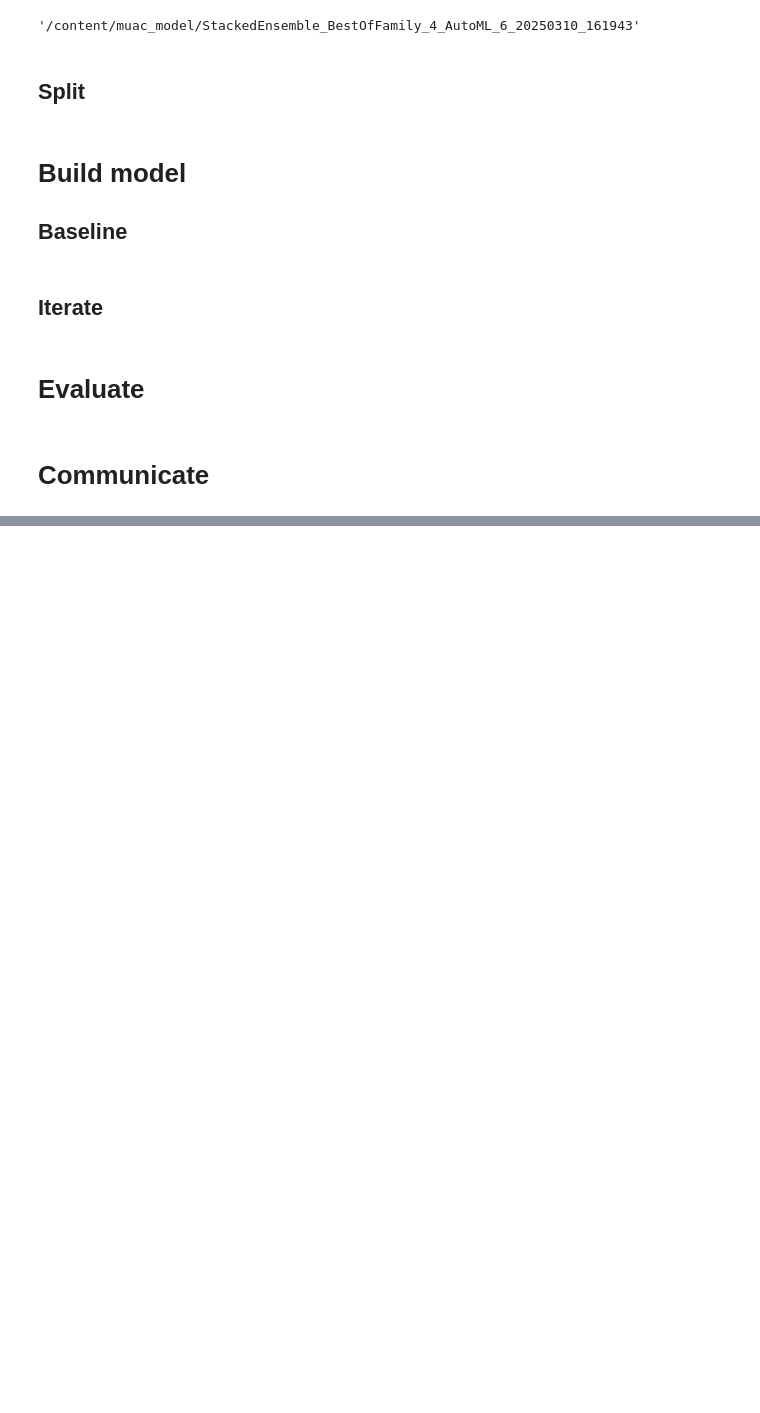
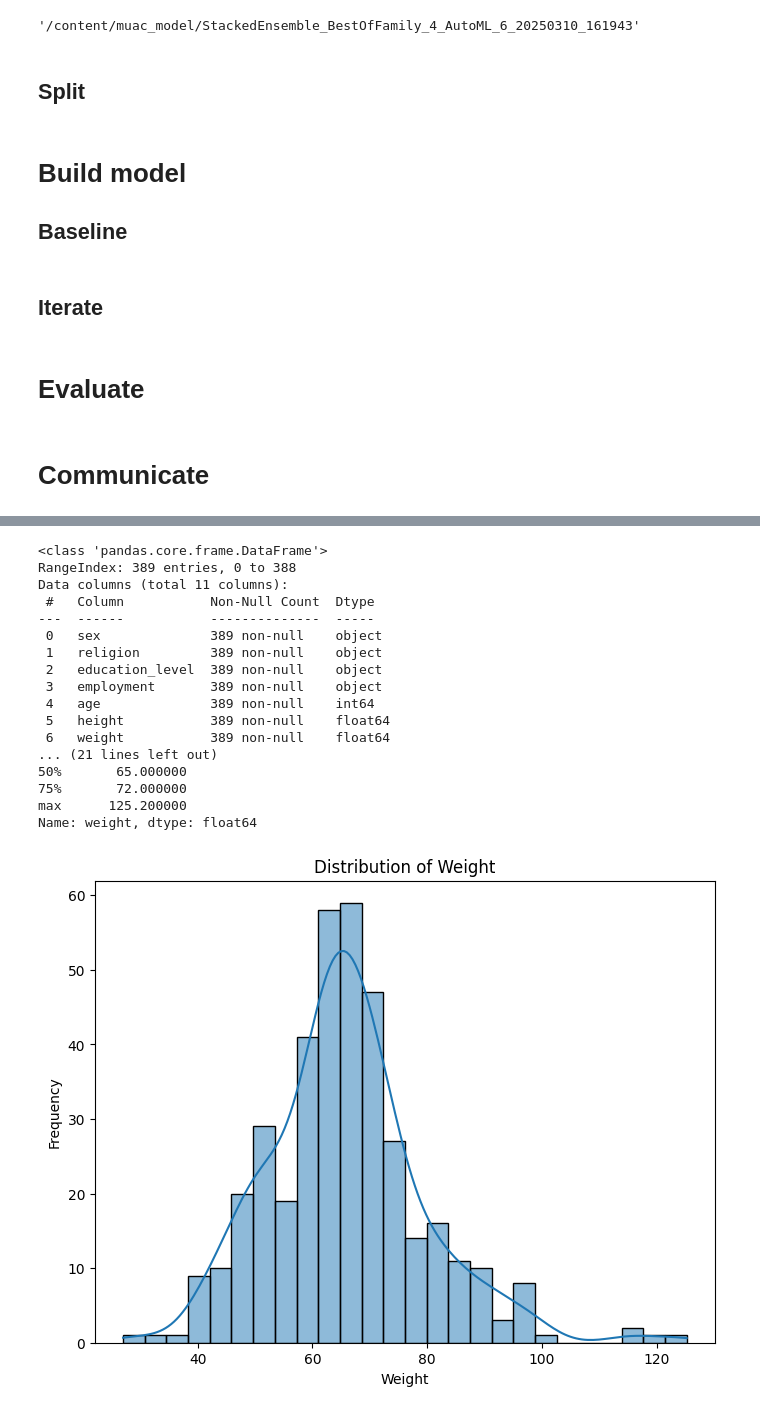
Before and after one commit to KomlaRD/Adult-Weight-Estimation, a Jupyter notebook: muac_machine_learning.ipynb, the cells around one changed output, grey strips where cells are left out. Drawn from its saved outputs; the diff is of its cells as text; code cells hidden in the pictures; blank space fills up the shorter version.

```diff
--- a/muac_machine_learning.ipynb
+++ b/muac_machine_learning.ipynb
@@ -405,0 +1187,80 @@ StackedEnsemble_AllModels_1_AutoML_6_20250310_161943     5.75514  33.1217  4.307
+# %%
+import matplotlib.pyplot as plt
+import seaborn as sns
+import warnings
+
+warnings.simplefilter(action='ignore', category=FutureWarning)
+
+# 1. Examine data types and descriptive statistics
+print(df.info())
+print(df.describe())
+
+# 2. Analyze target variable distribution
+print(df['weight'].describe())
+plt.figure(figsize=(8, 6))
+sns.histplot(df['weight'], kde=True)
+plt.title('Distribution of Weight')
+plt.xlabel('Weight')
+plt.ylabel('Frequency')
+plt.show()
+
+plt.figure(figsize=(8, 6))
+sns.boxplot(x=df['weight'])
+plt.title('Boxplot of Weight')
+plt.show()
+
+# 3. Check for missing values
+print(df.isnull().sum())
+
+# 4. Explore relationships between features and target
+plt.figure(figsize=(12, 10))
+
+plt.subplot(2, 2, 1)
+sns.scatterplot(x='age', y='weight', data=df)
+plt.title('Age vs. Weight')
+
+plt.subplot(2, 2, 2)
+sns.scatterplot(x='height', y='weight', data=df)
+plt.title('Height vs. Weight')
+
+plt.subplot(2, 2, 3)
+sns.scatterplot(x='muac', y='weight', data=df)
+plt.title('MUAC vs. Weight')
+
+plt.subplot(2, 2, 4)
+sns.scatterplot(x='bmi', y='weight', data=df)
+plt.title('BMI vs. Weight')
+
+plt.tight_layout()
+plt.show()
+
+print(df.corr(numeric_only=True)['weight'])
+
+
+# 5. Identify potential outliers
+plt.figure(figsize=(12, 10))
+for i, col in enumerate(['age', 'height', 'muac', 'bmi']):
+    plt.subplot(2, 2, i + 1)
+    sns.boxplot(x=df[col])
+    plt.title(f'Boxplot of {col}')
+plt.tight_layout()
+plt.show()
+# %% [output]
+<class 'pandas.core.frame.DataFrame'>
+RangeIndex: 389 entries, 0 to 388
+Data columns (total 11 columns):
+ #   Column           Non-Null Count  Dtype
+---  ------           --------------  -----
+ 0   sex              389 non-null    object
+ 1   religion         389 non-null    object
+ 2   education_level  389 non-null    object
+ 3   employment       389 non-null    object
+ 4   age              389 non-null    int64
+ 5   height           389 non-null    float64
+ 6   weight           389 non-null    float64
+... (21 lines left out)
+50%       65.000000
+75%       72.000000
+max      125.200000
+Name: weight, dtype: float64
+[figure, added]
```
Also changed, not shown: parts of 73 cells of this notebook.
